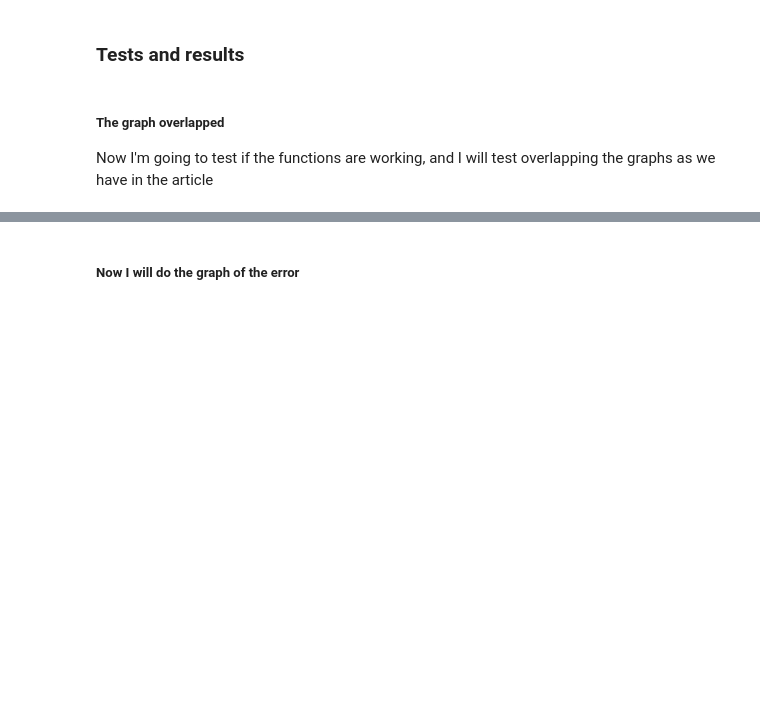
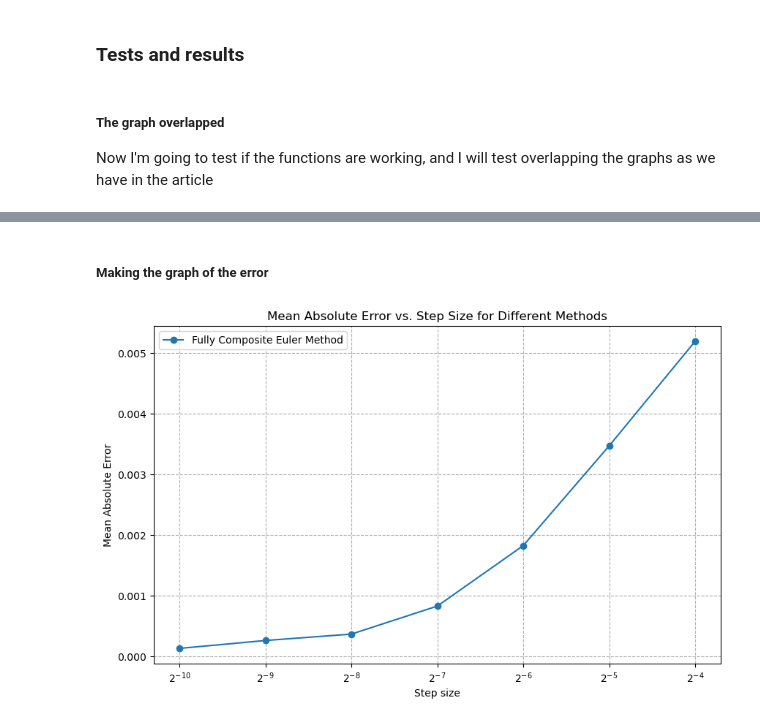
Before and after one commit to JhonatanFelix/patankar-euler, a Jupyter notebook: Lotka-Volterra/model_same_variation.ipynb, the cells around one changed output, grey strips where cells are left out. Cells and saved outputs as stored; diff of their text form; code cells hidden in the pictures; blank space fills up the shorter version.

```diff
--- a/Lotka-Volterra/model_same_variation.ipynb
+++ b/Lotka-Volterra/model_same_variation.ipynb
@@ -154,8 +188,8 @@ plt.show()
 # %%
 h_coarse = 1/(2**4)
 times_coarse = np.arange(0,100 ,h_coarse)
-y = fully_composite_euler_method(times_coarse, h_coarse, 0.5, 0.5,
-                                 [6,6], wierner_increments(I, 2**11))
+y = fully_composite_euler_method(times_coarse, h_coarse, 0.1, 0.1,
+                                 [6,6], wierner_increments(I, 2**10))
 # %%
 fig, ax = plt.subplots(1,2, figsize = (14,6))
 
@@ -177,2 +236,27 @@ ax[1].grid(True)
 # %% [markdown]
-##### Now I will do the graph of the error
+##### Making the graph of the error
+# %%
+errors_fully_composite = []
+for i in range(10,3,-1):
+
+    h_coarse = 1/(2**i)
+    times_coarse = np.arange(0,10 ,h_coarse)
+    y = fully_composite_euler_method(times_coarse, h_coarse, 0.1, 0.1, [0.5, 0.5] , wierner_increments(I, 2**(14-i)))
+
+    errors_fully_composite.append( np.mean( abs( y - x[::2**(14-i)])))
+
+
+
+plt.figure(figsize=(10, 6))
+plt.xscale('log', base =2)
+plt.plot(stepsizes, errors_fully_composite, label='Fully Composite Euler Method', marker='o')
+#plt.plot(stepsizes, errors_composite_euler, label='Composite Euler Method', marker='x')
+#plt.plot(stepsizes, errors_stoch_patankar, label='Stochastic Patankar Euler Method', marker='^')
+plt.xlabel('Step size')
+plt.ylabel('Mean Absolute Error')
+plt.title('Mean Absolute Error vs. Step Size for Different Methods')
+plt.legend()
+plt.grid(True, which="both", ls="--")
+plt.show()
+# %% [output]
+[figure, added]
```
Also changed, not shown: parts of 16 cells of this notebook.
